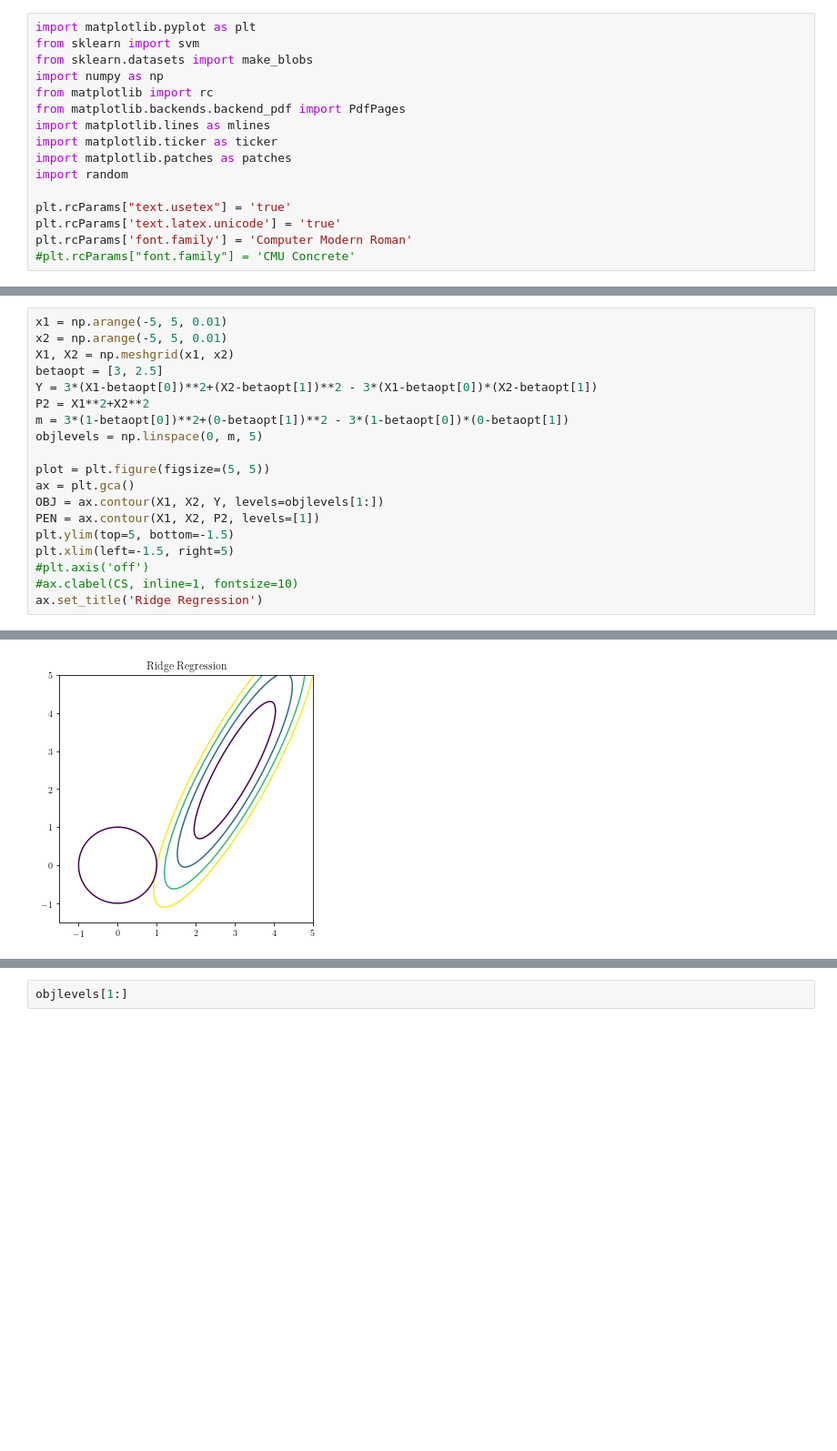
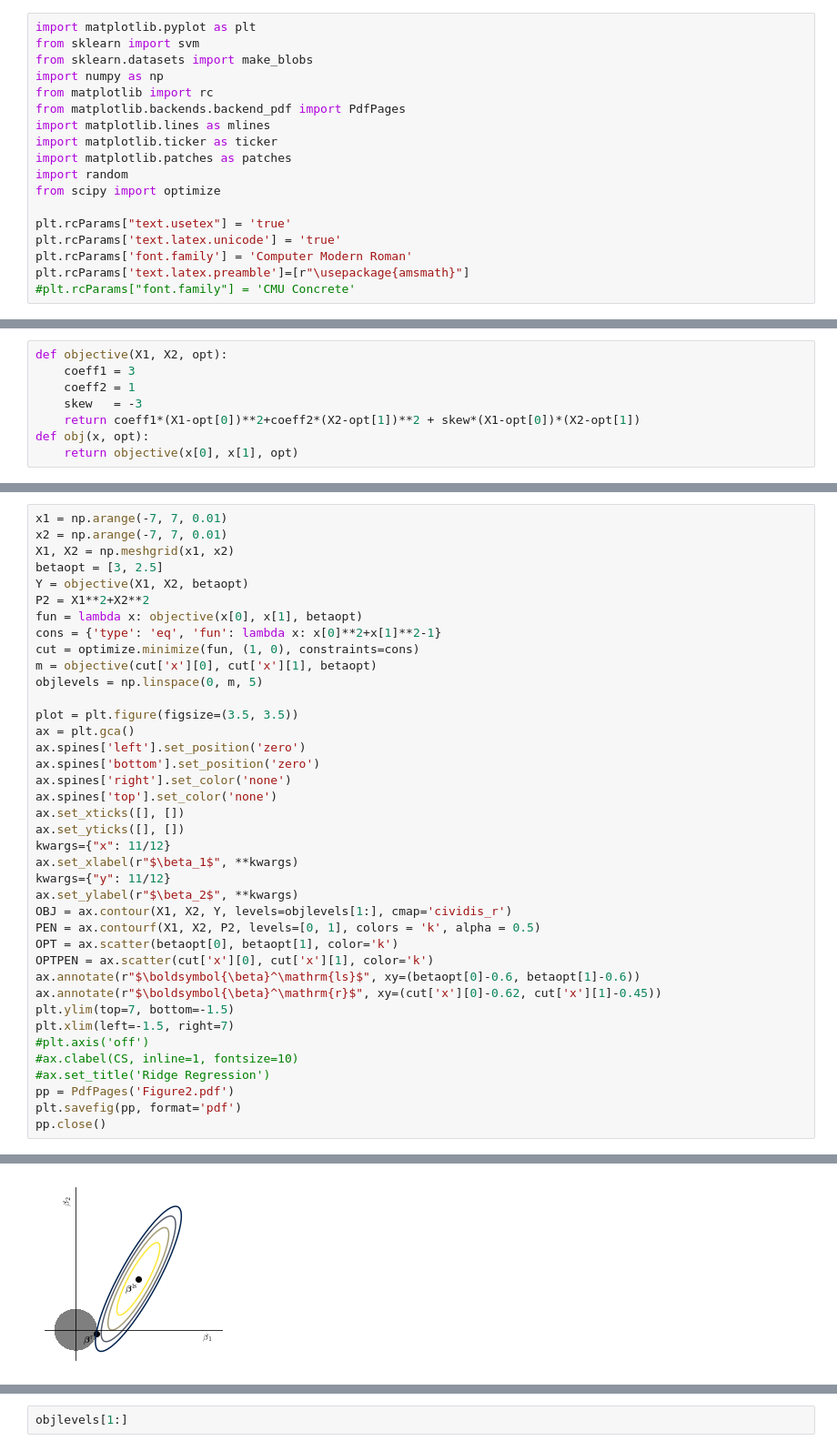
Before and after one commit to oscargranlund/Advanced-Statistical-Learning-UTU, a Jupyter notebook: Learning Diary/Figures.ipynb, the cells around one changed output, grey strips where cells are left out. Shown at 91% size. Drawn from its saved outputs; the diff is of its cells as text; blank space fills up the shorter version.

Commit message:
Added figures for ridge and lasso regression

```diff
--- a/Learning Diary/Figures.ipynb
+++ b/Learning Diary/Figures.ipynb
@@ -9,8 +9,10 @@ import matplotlib.lines as mlines
 import matplotlib.ticker as ticker
 import matplotlib.patches as patches
 import random
+from scipy import optimize
 
 plt.rcParams["text.usetex"] = 'true'
 plt.rcParams['text.latex.unicode'] = 'true'
 plt.rcParams['font.family'] = 'Computer Modern Roman'
+plt.rcParams['text.latex.preamble']=[r"\usepackage{amsmath}"]
 #plt.rcParams["font.family"] = 'CMU Concrete'
@@ -17 +22,9 @@ plt.rcParams['font.family'] = 'Computer Modern Roman'
+# %%
+def objective(X1, X2, opt):
+    coeff1 = 3
+    coeff2 = 1
+    skew   = -3
+    return coeff1*(X1-opt[0])**2+coeff2*(X2-opt[1])**2 + skew*(X1-opt[0])*(X2-opt[1])
+def obj(x, opt):
+    return objective(x[0], x[1], opt)
 # %%
@@ -39,20 +68,40 @@ Text(0.5, 1.0, 'Lasso Regression')
 # %%
-x1 = np.arange(-5, 5, 0.01)
-x2 = np.arange(-5, 5, 0.01)
+x1 = np.arange(-7, 7, 0.01)
+x2 = np.arange(-7, 7, 0.01)
 X1, X2 = np.meshgrid(x1, x2)
 betaopt = [3, 2.5]
-Y = 3*(X1-betaopt[0])**2+(X2-betaopt[1])**2 - 3*(X1-betaopt[0])*(X2-betaopt[1])
+Y = objective(X1, X2, betaopt)
 P2 = X1**2+X2**2
-m = 3*(1-betaopt[0])**2+(0-betaopt[1])**2 - 3*(1-betaopt[0])*(0-betaopt[1])
+fun = lambda x: objective(x[0], x[1], betaopt)
+cons = {'type': 'eq', 'fun': lambda x: x[0]**2+x[1]**2-1}
+cut = optimize.minimize(fun, (1, 0), constraints=cons)
+m = objective(cut['x'][0], cut['x'][1], betaopt)
 objlevels = np.linspace(0, m, 5)
 
-plot = plt.figure(figsize=(5, 5))
+plot = plt.figure(figsize=(3.5, 3.5))
 ax = plt.gca()
-OBJ = ax.contour(X1, X2, Y, levels=objlevels[1:])
-PEN = ax.contour(X1, X2, P2, levels=[1])
-plt.ylim(top=5, bottom=-1.5)
-plt.xlim(left=-1.5, right=5)
+ax.spines['left'].set_position('zero')
+ax.spines['bottom'].set_position('zero')
+ax.spines['right'].set_color('none')
+ax.spines['top'].set_color('none')
+ax.set_xticks([], [])
+ax.set_yticks([], [])
+kwargs={"x": 11/12}
+ax.set_xlabel(r"$\beta_1$", **kwargs)
+kwargs={"y": 11/12}
+ax.set_ylabel(r"$\beta_2$", **kwargs)
+OBJ = ax.contour(X1, X2, Y, levels=objlevels[1:], cmap='cividis_r')
+PEN = ax.contourf(X1, X2, P2, levels=[0, 1], colors = 'k', alpha = 0.5)
+OPT = ax.scatter(betaopt[0], betaopt[1], color='k')
+OPTPEN = ax.scatter(cut['x'][0], cut['x'][1], color='k')
+ax.annotate(r"$\boldsymbol{\beta}^\mathrm{ls}$", xy=(betaopt[0]-0.6, betaopt[1]-0.6))
+ax.annotate(r"$\boldsymbol{\beta}^\mathrm{r}$", xy=(cut['x'][0]-0.62, cut['x'][1]-0.45))
+plt.ylim(top=7, bottom=-1.5)
+plt.xlim(left=-1.5, right=7)
 #plt.axis('off')
 #ax.clabel(CS, inline=1, fontsize=10)
-ax.set_title('Ridge Regression')
+#ax.set_title('Ridge Regression')
+pp = PdfPages('Figure2.pdf')
+plt.savefig(pp, format='pdf')
+pp.close()
 # %% [output]
@@ -60 +108 @@ Text(0.5, 1.0, 'Ridge Regression')
-[figure, old version]
+[figure, new version]
```
Also changed, not shown: parts of 4 cells of this notebook, 4 other files.
